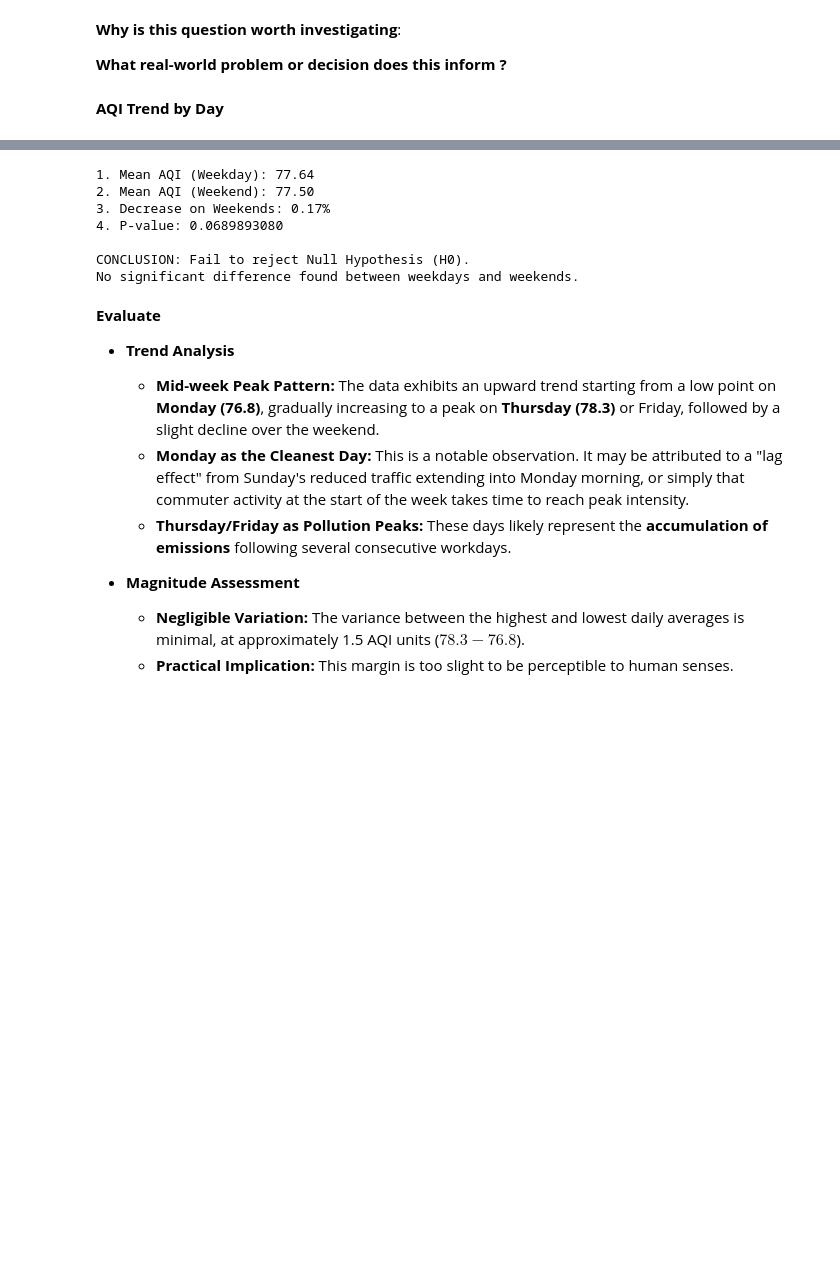
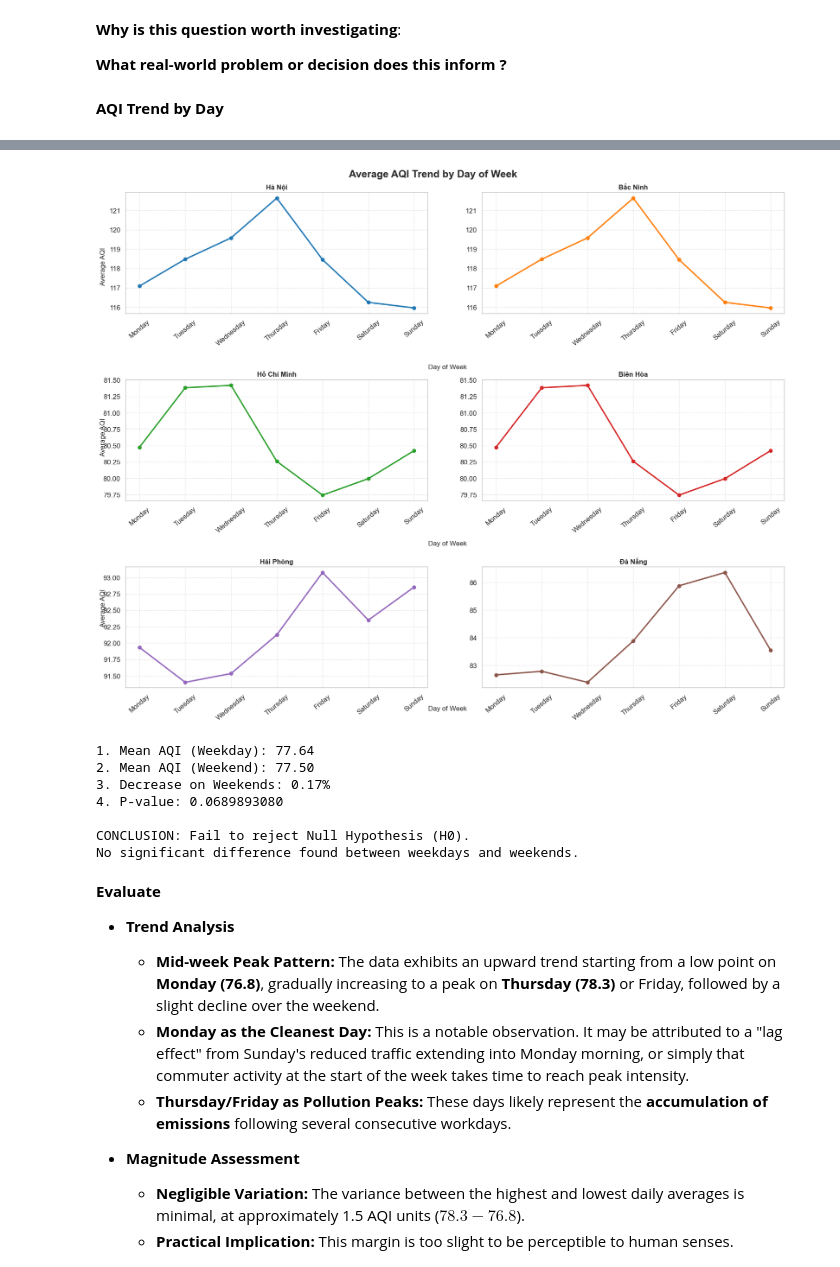
Before and after one commit to TrNguyenMQuan/VietNam_PM2.5_Forecasting, a Jupyter notebook: notebooks/data_exploration.ipynb, the cells around one changed output, grey strips where cells are left out. Drawn from its saved outputs; the diff is of its cells as text; code cells hidden in the pictures; blank space fills up the shorter version.

```diff
--- a/notebooks/data_exploration.ipynb
+++ b/notebooks/data_exploration.ipynb
@@ -854,3 +854,58 @@ plt.show()
+# %%
+fig, axes = plt.subplots(
+    3, 2,
+    figsize=(18, 14),
+    gridspec_kw={
+        "hspace": 0.55,   # khoảng cách giữa các hàng
+        "wspace": 0.18    # khoảng cách giữa các cột
+    }
+)
+
+axes = axes.flatten()
+
+for i, city in enumerate(major_cities):
+    city_df = (
+        df_major[df_major["city"] == city]
+        .groupby("day_name", observed=True)["aqi"]
+        .mean()
+        .reindex(days_order)
+    )
+
+    ax = axes[i]
+    ax.plot(
+        city_df.index,
+        city_df.values,
+        marker="o",
+        linewidth=2.4,
+        color=sns.color_palette("tab10")[i]
+    )
+
+    ax.set_title(city, fontsize=12, fontweight="bold")
+    ax.grid(True, linestyle="--", alpha=0.5)
+    ax.tick_params(axis="x", rotation=40)
+
+# ===== Global title =====
+fig.suptitle(
+    "Average AQI Trend by Day of Week",
+    fontsize=18,
+    fontweight="bold",
+    y=0.97
+)
+
+# ===== Row-level Y labels =====
+fig.text(0.045, 0.80, "Average AQI", va="center", rotation="vertical", fontsize=12)
+fig.text(0.045, 0.50, "Average AQI", va="center", rotation="vertical", fontsize=12)
+fig.text(0.045, 0.20, "Average AQI", va="center", rotation="vertical", fontsize=12)
+
+# ===== Row-level X labels =====
+fig.text(0.52, 0.62, "Day of Week", ha="center", fontsize=12)
+fig.text(0.52, 0.31, "Day of Week", ha="center", fontsize=12)
+fig.text(0.52, 0.02, "Day of Week", ha="center", fontsize=12)
+
+plt.subplots_adjust(left=0.08, right=0.98, bottom=0.06, top=0.93)
+plt.show()
+# %% [output]
+[figure, added]
 # %%
 # Split data into two groups
 group_weekday = df_ques[df_ques["is_weekend"] == 'Weekday']['aqi']
```
Also changed, not shown: parts of 5 cells of this notebook, 1 other file.
